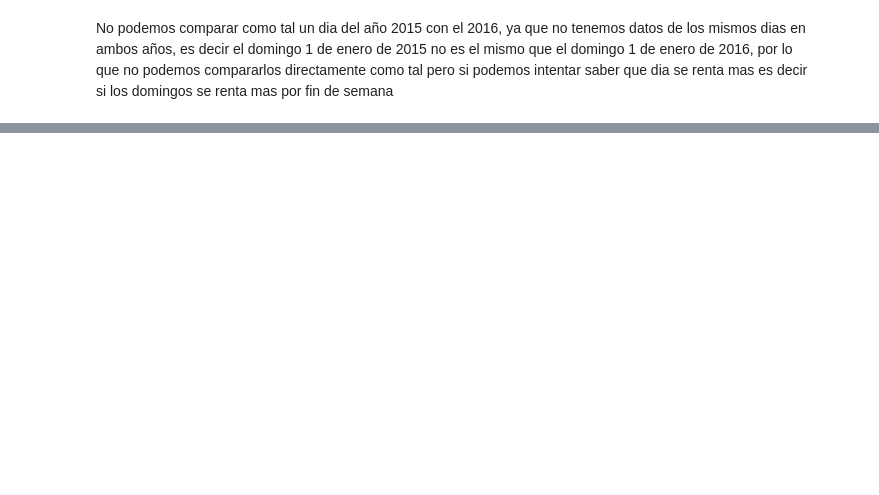
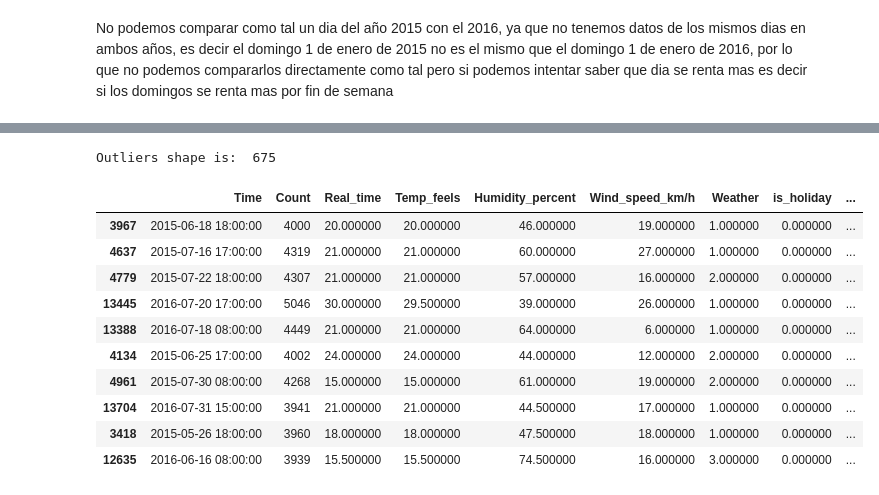
Before and after one commit to JairAmaro/Portafolio, a Jupyter notebook: London bike shariong/London.ipynb, the cells around one changed output, grey strips where cells are left out. Cells and saved outputs as stored; diff of their text form; code cells hidden in the pictures; blank space fills up the shorter version.

Commit message:
[London][Forecasting] check outliers

```diff
--- a/London bike shariong/London.ipynb
+++ b/London bike shariong/London.ipynb
@@ -202,0 +207,28 @@ No podemos comparar como tal un dia del año 2015 con el 2016, ya que no tenemos
+# %%
+Quantil_1 = df['Count'].quantile(0.25)
+Quantil_3 = df['Count'].quantile(0.75)
+IQR = Quantil_3 - Quantil_1
+# LDefinimos los limites para los outliers
+Lower_limit = Quantil_1 - 1.5 * IQR
+Upper_limit = Quantil_3 + 1.5 * IQR
+# %%
+# Identificar los outliers
+outliers = df[(df['Count'] < Lower_limit) | (df['Count'] > Upper_limit)]
+sample_outliers = outliers.sample(n=10, random_state=1) # solo mostarra 10 outliers
+print('Outliers shape is: ',outliers.shape[0])
+# Aplicar el gradiente de fondo a la muestra
+styled_sample = sample_outliers.style.background_gradient(cmap='Blues')
+styled_sample
+# %% [output]
+Outliers shape is:  675
+|  | Time | Count | Real_time | Temp_feels | Humidity_percent | Wind_speed_km/h | Weather | is_holiday | ... |
+| 3967 | 2015-06-18 18:00:00 | 4000 | 20.000000 | 20.000000 | 46.000000 | 19.000000 | 1.000000 | 0.000000 | ... |
+| 4637 | 2015-07-16 17:00:00 | 4319 | 21.000000 | 21.000000 | 60.000000 | 27.000000 | 1.000000 | 0.000000 | ... |
+| 4779 | 2015-07-22 18:00:00 | 4307 | 21.000000 | 21.000000 | 57.000000 | 16.000000 | 2.000000 | 0.000000 | ... |
+| 13445 | 2016-07-20 17:00:00 | 5046 | 30.000000 | 29.500000 | 39.000000 | 26.000000 | 1.000000 | 0.000000 | ... |
+| 13388 | 2016-07-18 08:00:00 | 4449 | 21.000000 | 21.000000 | 64.000000 | 6.000000 | 1.000000 | 0.000000 | ... |
+| 4134 | 2015-06-25 17:00:00 | 4002 | 24.000000 | 24.000000 | 44.000000 | 12.000000 | 2.000000 | 0.000000 | ... |
+| 4961 | 2015-07-30 08:00:00 | 4268 | 15.000000 | 15.000000 | 61.000000 | 19.000000 | 2.000000 | 0.000000 | ... |
+| 13704 | 2016-07-31 15:00:00 | 3941 | 21.000000 | 21.000000 | 44.500000 | 17.000000 | 1.000000 | 0.000000 | ... |
+| 3418 | 2015-05-26 18:00:00 | 3960 | 18.000000 | 18.000000 | 47.500000 | 18.000000 | 1.000000 | 0.000000 | ... |
+| 12635 | 2016-06-16 08:00:00 | 3939 | 15.500000 | 15.500000 | 74.500000 | 16.000000 | 3.000000 | 0.000000 | ... |
```
Also changed, not shown: parts of 11 cells of this notebook.
